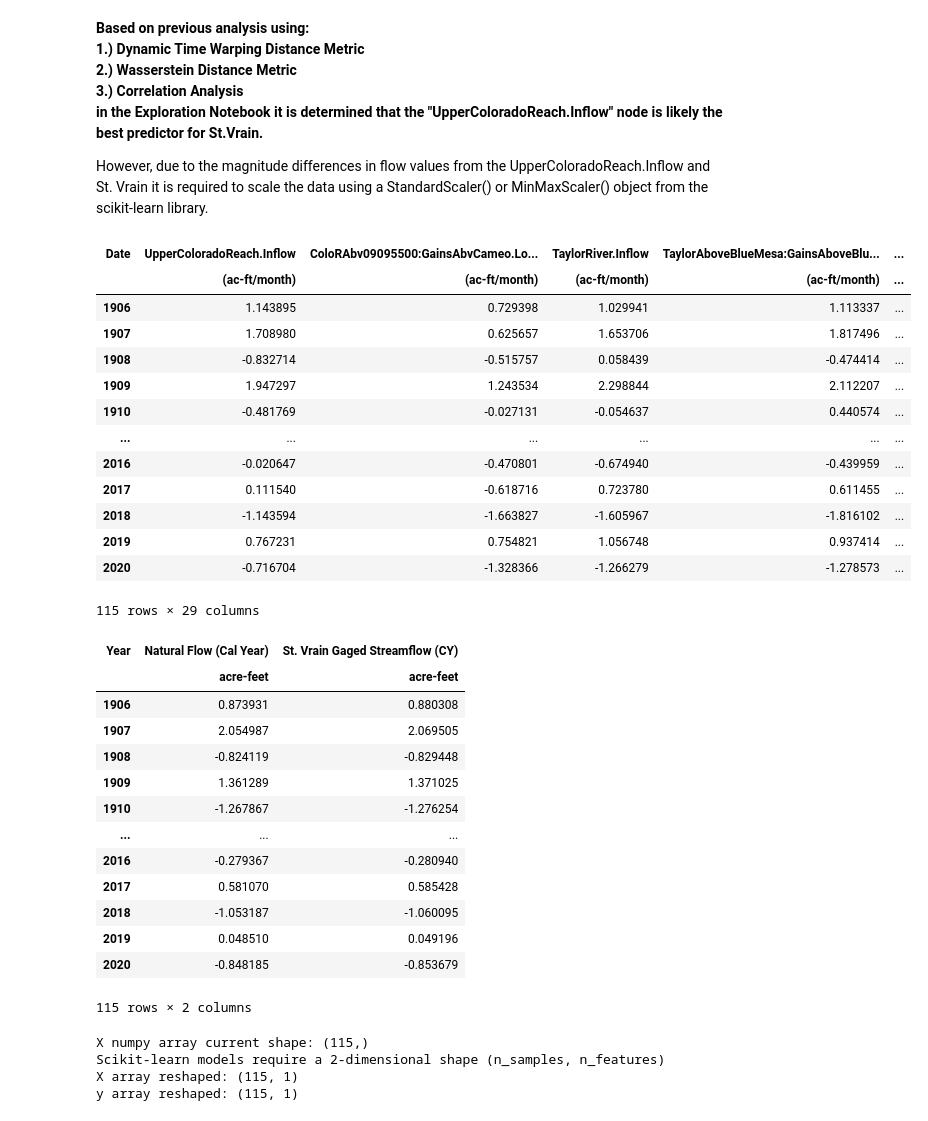
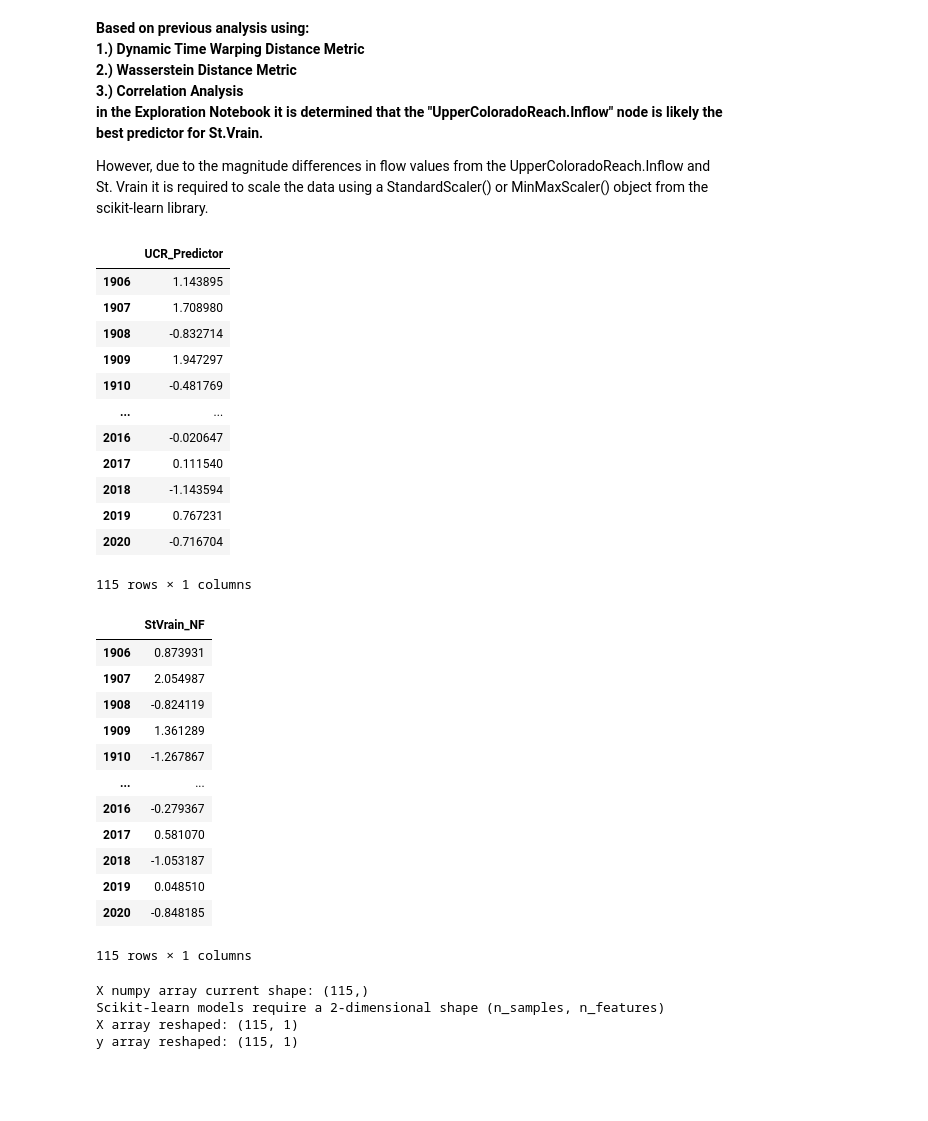
Before and after one commit to zackary-leady/StVrain_NaturalFlow_Model, a Jupyter notebook: StVrain_ModelTrain.ipynb, the cells around one changed output. Drawn from its saved outputs; the diff is of its cells as text; code cells hidden in the pictures; blank space fills up the shorter version.

```diff
--- a/StVrain_ModelTrain.ipynb
+++ b/StVrain_ModelTrain.ipynb
@@ -124,48 +128,52 @@ However, due to the magnitude differences in flow values from the UpperColoradoR
 # %%
 # scaling UpperColoradoReach.Inflow data
 # initial scaling objects for scaling data
 hist_SS = StandardScaler()
 vrain_SS = StandardScaler()
 
+# scikit-learn requires numpy arrays (.values changes type from pandas to numpy)
+# scikit-learn requires 2-dimensional arrays (n_samples, n_features)
+# our data is many annual samples (many years) but 1 feature (nf value)
+select_predictor = nf_hist_df.loc[:,('UpperColoradoReach.Inflow', '(ac-ft/month)')].values.reshape(-1, 1)
+select_stvrain = nf_stvrain_df.iloc[:,0].values.reshape(-1,1)
+
 # scaling historial data
-nf_hist_df_SS = pd.DataFrame(hist_SS.fit_transform(nf_hist_df),
-                             columns=nf_hist_df.columns, index=nf_hist_df.index)
+nf_hist_df_SS = pd.DataFrame(hist_SS.fit_transform(select_predictor),
+                             columns=['UCR_Predictor'], index=nf_hist_df.index)
 
-nf_stvrain_df_SS = pd.DataFrame(vrain_SS.fit_transform(nf_stvrain_df),
-                                columns=nf_stvrain_df.columns, index=nf_stvrain_df.index)
+nf_stvrain_df_SS = pd.DataFrame(vrain_SS.fit_transform(select_stvrain),
+                                columns=['StVrain_NF'], index=nf_stvrain_df.index)
 
-# display scaled dataframe
+# display scaled dataframes
 display(nf_hist_df_SS)
 print("\n\n")
 display(nf_stvrain_df_SS)
 # %% [output]
-| Date | UpperColoradoReach.Inflow | ColoRAbv09095500:GainsAbvCameo.Lo... | TaylorRiver.Inflow | TaylorAboveBlueMesa:GainsAboveBlu... | ... |
-|  | (ac-ft/month) | (ac-ft/month) | (ac-ft/month) | (ac-ft/month) | ... |
-| 1906 | 1.143895 | 0.729398 | 1.029941 | 1.113337 | ... |
-| 1907 | 1.708980 | 0.625657 | 1.653706 | 1.817496 | ... |
-| 1908 | -0.832714 | -0.515757 | 0.058439 | -0.474414 | ... |
-| 1909 | 1.947297 | 1.243534 | 2.298844 | 2.112207 | ... |
-| 1910 | -0.481769 | -0.027131 | -0.054637 | 0.440574 | ... |
-| ... | ... | ... | ... | ... | ... |
-| 2016 | -0.020647 | -0.470801 | -0.674940 | -0.439959 | ... |
-| 2017 | 0.111540 | -0.618716 | 0.723780 | 0.611455 | ... |
-| 2018 | -1.143594 | -1.663827 | -1.605967 | -1.816102 | ... |
-| 2019 | 0.767231 | 0.754821 | 1.056748 | 0.937414 | ... |
-| 2020 | -0.716704 | -1.328366 | -1.266279 | -1.278573 | ... |
+|  | UCR_Predictor |
+| 1906 | 1.143895 |
+| 1907 | 1.708980 |
+| 1908 | -0.832714 |
+| 1909 | 1.947297 |
+| 1910 | -0.481769 |
+| ... | ... |
+| 2016 | -0.020647 |
+| 2017 | 0.111540 |
+| 2018 | -1.143594 |
+| 2019 | 0.767231 |
+| 2020 | -0.716704 |
-115 rows × 29 columns
+115 rows × 1 columns
-| Year | Natural Flow (Cal Year) | St. Vrain Gaged Streamflow (CY) |
-|  | acre-feet | acre-feet |
-| 1906 | 0.873931 | 0.880308 |
-| 1907 | 2.054987 | 2.069505 |
-| 1908 | -0.824119 | -0.829448 |
-| 1909 | 1.361289 | 1.371025 |
-| 1910 | -1.267867 | -1.276254 |
-| ... | ... | ... |
-| 2016 | -0.279367 | -0.280940 |
-| 2017 | 0.581070 | 0.585428 |
-| 2018 | -1.053187 | -1.060095 |
-| 2019 | 0.048510 | 0.049196 |
-| 2020 | -0.848185 | -0.853679 |
+|  | StVrain_NF |
+| 1906 | 0.873931 |
+| 1907 | 2.054987 |
+| 1908 | -0.824119 |
+| 1909 | 1.361289 |
+| 1910 | -1.267867 |
+| ... | ... |
+| 2016 | -0.279367 |
+| 2017 | 0.581070 |
+| 2018 | -1.053187 |
+| 2019 | 0.048510 |
+| 2020 | -0.848185 |
-115 rows × 2 columns
+115 rows × 1 columns
 # %%
 # select only the UpperColoradoReach.Inflow data as the X predictor
```
Also changed, not shown: parts of 10 cells of this notebook.
